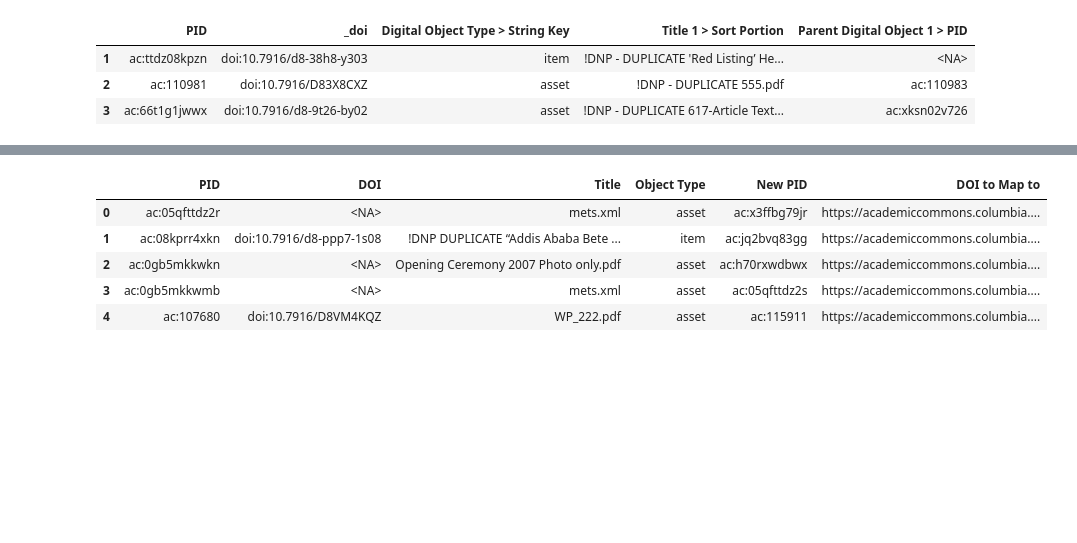
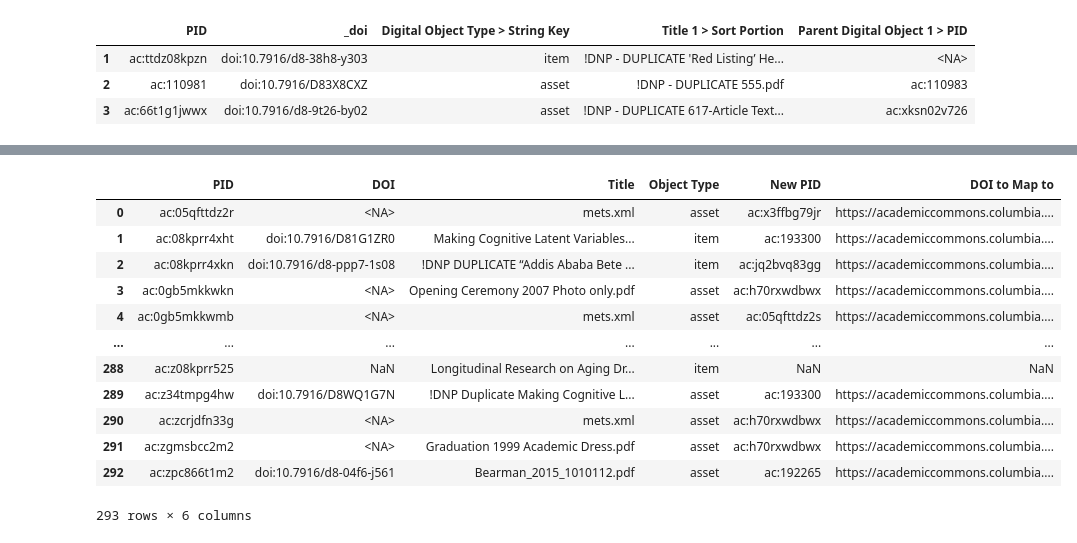
Before and after one commit to sunniw/ColU_AcademicCommons, a Jupyter notebook: all_dupe_and_related.ipynb, the cells around one changed output, grey strips where cells are left out. Drawn from its saved outputs; the diff is of its cells as text; code cells hidden in the pictures; blank space fills up the shorter version.

```diff
--- a/all_dupe_and_related.ipynb
+++ b/all_dupe_and_related.ipynb
@@ -130,20 +130,27 @@ final
 # %%
 # Sort and export the list to work on Hyacinth
 # The first column is PID
 
 hyacinthList = final[['PID', 'DOI', 'Title', 'Object Type', 'New PID', 'DOI to Map to']]
 
 # Export as CSV file
 hyacinthList.to_csv('all_dupe_Hyacinth.csv')
 
-hyacinthList.head()
+hyacinthList
 # %% [output]
 |  | PID | DOI | Title | Object Type | New PID | DOI to Map to |
 | 0 | ac:05qfttdz2r | <NA> | mets.xml | asset | ac:x3ffbg79jr | https://academiccommons.columbia.... |
-| 1 | ac:08kprr4xkn | doi:10.7916/d8-ppp7-1s08 | !DNP DUPLICATE “Addis Ababa Bete ... | item | ac:jq2bvq83gg | https://academiccommons.columbia.... |
-| 2 | ac:0gb5mkkwkn | <NA> | Opening Ceremony 2007 Photo only.pdf | asset | ac:h70rxwdbwx | https://academiccommons.columbia.... |
-| 3 | ac:0gb5mkkwmb | <NA> | mets.xml | asset | ac:05qfttdz2s | https://academiccommons.columbia.... |
-| 4 | ac:107680 | doi:10.7916/D8VM4KQZ | WP_222.pdf | asset | ac:115911 | https://academiccommons.columbia.... |
+| 1 | ac:08kprr4xht | doi:10.7916/D81G1ZR0 | Making Cognitive Latent Variables... | item | ac:193300 | https://academiccommons.columbia.... |
+| 2 | ac:08kprr4xkn | doi:10.7916/d8-ppp7-1s08 | !DNP DUPLICATE “Addis Ababa Bete ... | item | ac:jq2bvq83gg | https://academiccommons.columbia.... |
+| 3 | ac:0gb5mkkwkn | <NA> | Opening Ceremony 2007 Photo only.pdf | asset | ac:h70rxwdbwx | https://academiccommons.columbia.... |
+| 4 | ac:0gb5mkkwmb | <NA> | mets.xml | asset | ac:05qfttdz2s | https://academiccommons.columbia.... |
+| ... | ... | ... | ... | ... | ... | ... |
+| 288 | ac:z08kprr525 | NaN | Longitudinal Research on Aging Dr... | item | NaN | NaN |
+| 289 | ac:z34tmpg4hw | doi:10.7916/D8WQ1G7N | !DNP Duplicate Making Cognitive L... | asset | ac:193300 | https://academiccommons.columbia.... |
+| 290 | ac:zcrjdfn33g | <NA> | mets.xml | asset | ac:h70rxwdbwx | https://academiccommons.columbia.... |
+| 291 | ac:zgmsbcc2m2 | <NA> | Graduation 1999 Academic Dress.pdf | asset | ac:h70rxwdbwx | https://academiccommons.columbia.... |
+| 292 | ac:zpc866t1m2 | doi:10.7916/d8-04f6-j561 | Bearman_2015_1010112.pdf | asset | ac:192265 | https://academiccommons.columbia.... |
+293 rows × 6 columns
 # %%
 # Export the list to work on DataCite.
 # Those without a DOI will be removed.
```
Also changed, not shown: parts of 5 cells of this notebook.
